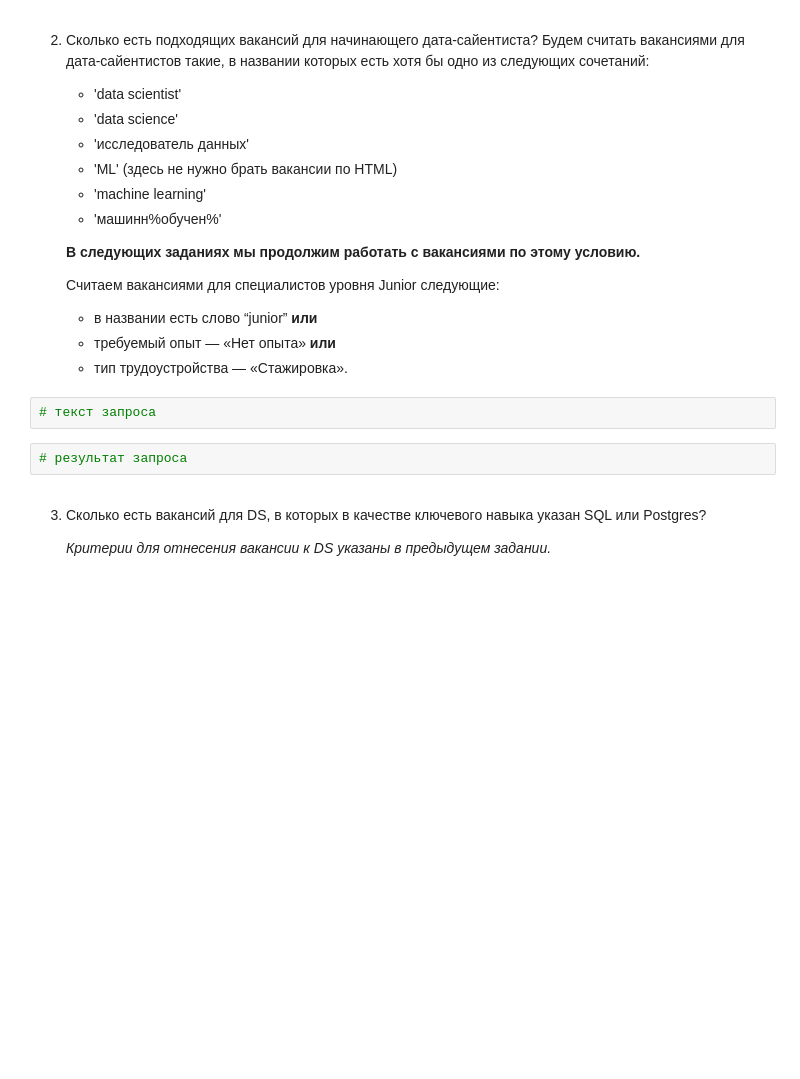
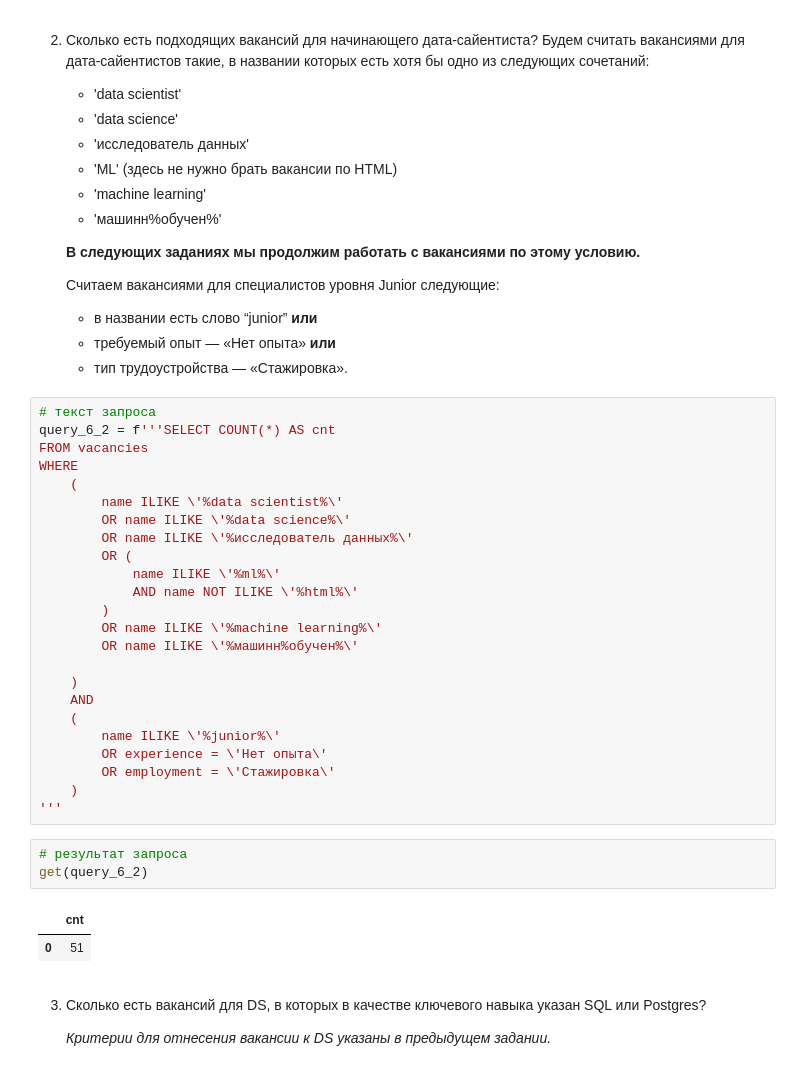
Before and after one commit to k0rsair/sql_skill_factory, a Jupyter notebook: Project_SQL_Ноутбук_шаблон.ipynb, the cells around one changed output. Saved outputs shown, nothing was run; the diff lists cells and outputs as text; blank space fills up the shorter version.

```diff
--- a/Project_SQL_Ноутбук_шаблон.ipynb
+++ b/Project_SQL_Ноутбук_шаблон.ipynb
@@ -487,8 +495,34 @@ get(query_5_7)
     + тип трудоустройства — «Стажировка».
 # %%
 # текст запроса
+query_6_2 = f'''SELECT COUNT(*) AS cnt
+FROM vacancies
+WHERE
+    (
+        name ILIKE \'%data scientist%\'
+        OR name ILIKE \'%data science%\'
+        OR name ILIKE \'%исследователь данных%\'
+        OR (
+            name ILIKE \'%ml%\'
+            AND name NOT ILIKE \'%html%\'
+        )
+        OR name ILIKE \'%machine learning%\'
+        OR name ILIKE \'%машинн%обучен%\'
+
+    )
+    AND
+    (
+        name ILIKE \'%junior%\'
+        OR experience = \'Нет опыта\'
+        OR employment = \'Стажировка\'
+    )
+'''
 # %%
 # результат запроса
+get(query_6_2)
+# %% [output]
+|  | cnt |
+| 0 | 51 |
 # %% [markdown]
 3. Сколько есть вакансий для DS, в которых в качестве ключевого навыка указан SQL или Postgres?
 
```
Also changed, not shown: parts of 10 cells of this notebook.
